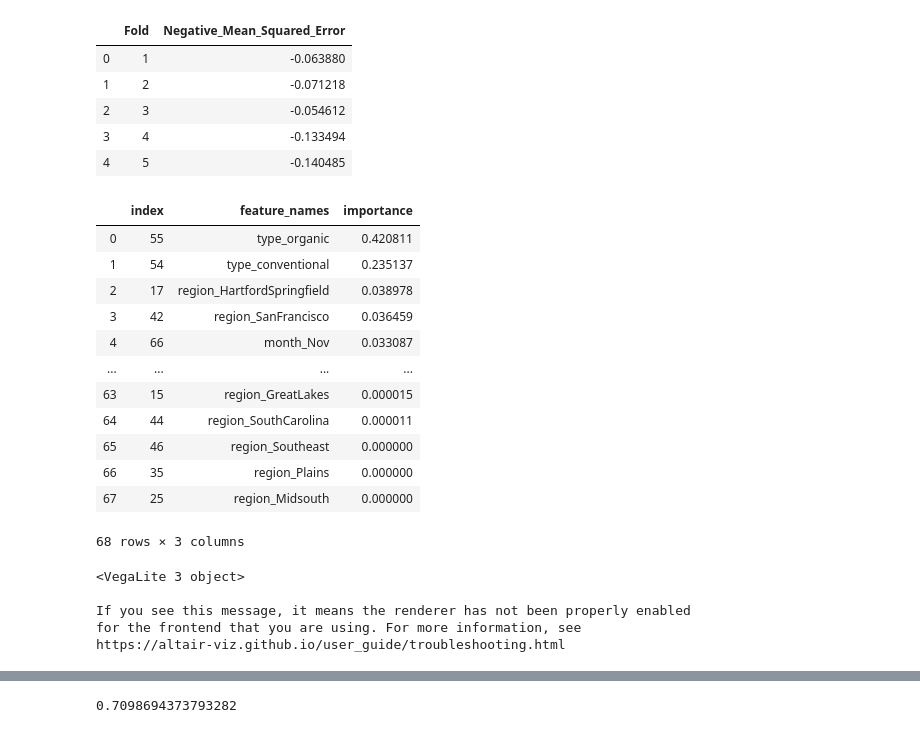
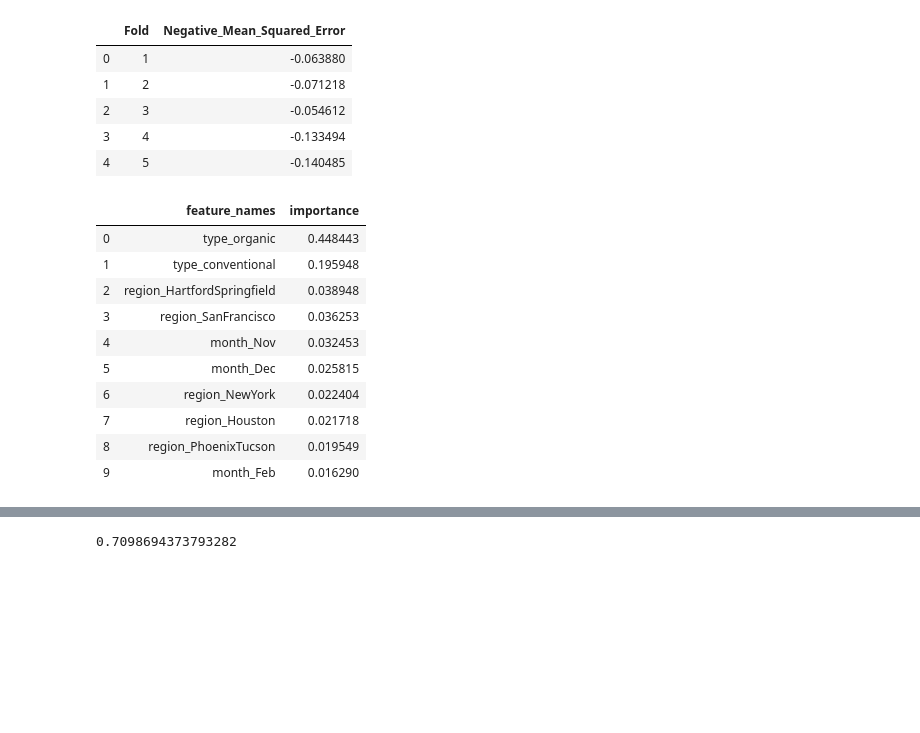
Before and after one commit to UBC-MDS/DSCI_522_Group411, a Jupyter notebook: src/ML_analysis.ipynb, the cells around one changed output, grey strips where cells are left out. Saved outputs shown, nothing was run; the diff lists cells and outputs as text; code cells hidden in the pictures; blank space fills up the shorter version.

```diff
--- a/src/ML_analysis.ipynb
+++ b/src/ML_analysis.ipynb
@@ -118,29 +121,4 @@ feature_list = list(features.columns)
 feature_df = pd.DataFrame({"feature_names": feature_list,
              "importance": random_rfr.best_estimator_.feature_importances_})
 # %%
-feature_df.sort_values(["importance"], ascending=False).reset_index()
+feature_df.sort_values(["importance"], ascending=False, inplace=True)
-# %% [output]
-|  | index | feature_names | importance |
-| 0 | 55 | type_organic | 0.420811 |
-| 1 | 54 | type_conventional | 0.235137 |
-| 2 | 17 | region_HartfordSpringfield | 0.038978 |
-| 3 | 42 | region_SanFrancisco | 0.036459 |
-| 4 | 66 | month_Nov | 0.033087 |
-| ... | ... | ... | ... |
-| 63 | 15 | region_GreatLakes | 0.000015 |
-| 64 | 44 | region_SouthCarolina | 0.000011 |
-| 65 | 46 | region_Southeast | 0.000000 |
-| 66 | 35 | region_Plains | 0.000000 |
-| 67 | 25 | region_Midsouth | 0.000000 |
-68 rows × 3 columns
-# %%
-alt.Chart(feature_df).mark_bar().encode(
-    alt.X("feature_names"),
-    alt.Y("importance")
-)
-# %% [output]
-<VegaLite 3 object>
-
-If you see this message, it means the renderer has not been properly enabled
-for the frontend that you are using. For more information, see
-https://altair-viz.github.io/user_guide/troubleshooting.html
@@ -146,0 +127,14 @@ https://altair-viz.github.io/user_guide/troubleshooting.html
+# %%
+feature_df[:10]
+# %% [output]
+|  | feature_names | importance |
+| 0 | type_organic | 0.448443 |
+| 1 | type_conventional | 0.195948 |
+| 2 | region_HartfordSpringfield | 0.038948 |
+| 3 | region_SanFrancisco | 0.036253 |
+| 4 | month_Nov | 0.032453 |
+| 5 | month_Dec | 0.025815 |
+| 6 | region_NewYork | 0.022404 |
+| 7 | region_Houston | 0.021718 |
+| 8 | region_PhoenixTucson | 0.019549 |
+| 9 | month_Feb | 0.016290 |
```
Also changed, not shown: parts of 3 cells of this notebook, 1 other file.
